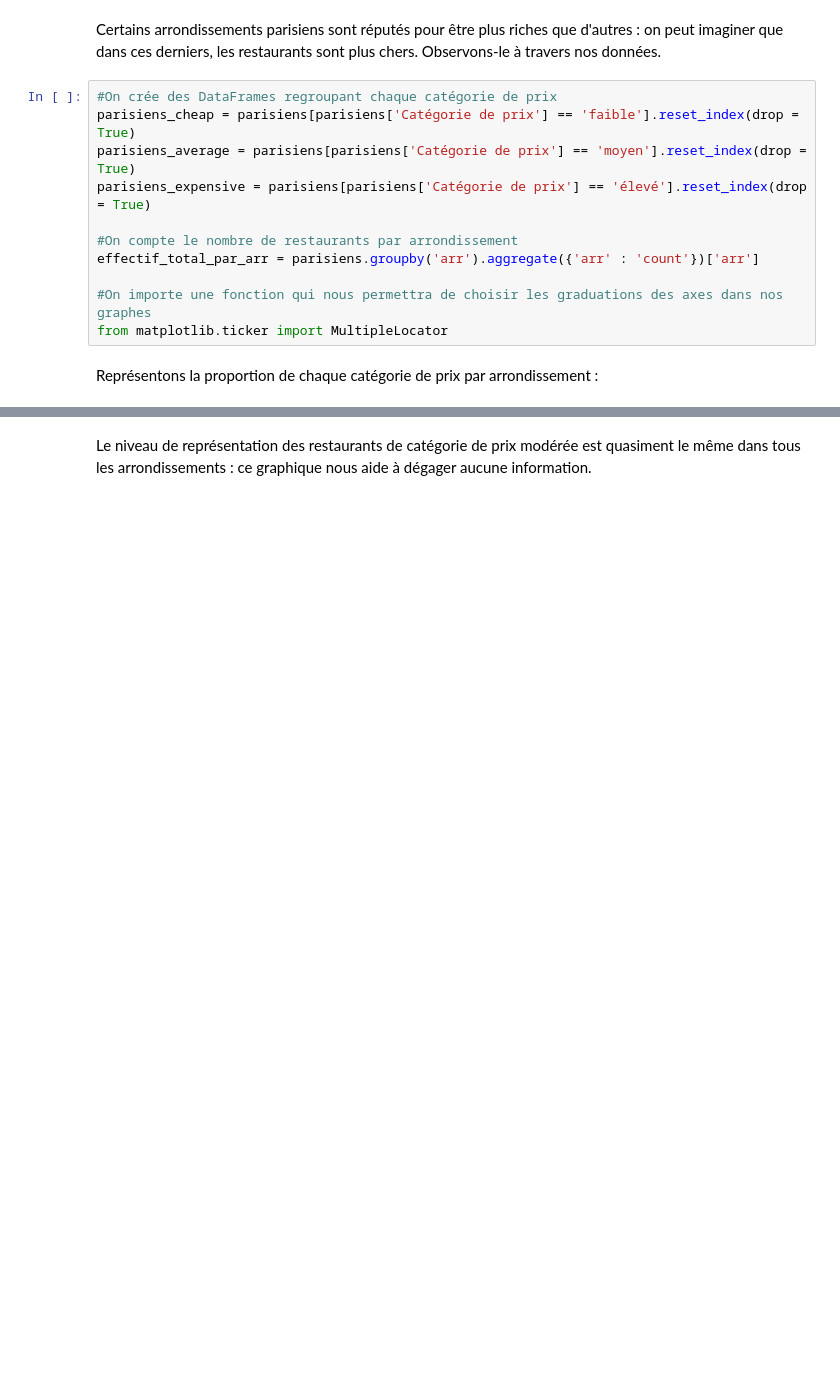
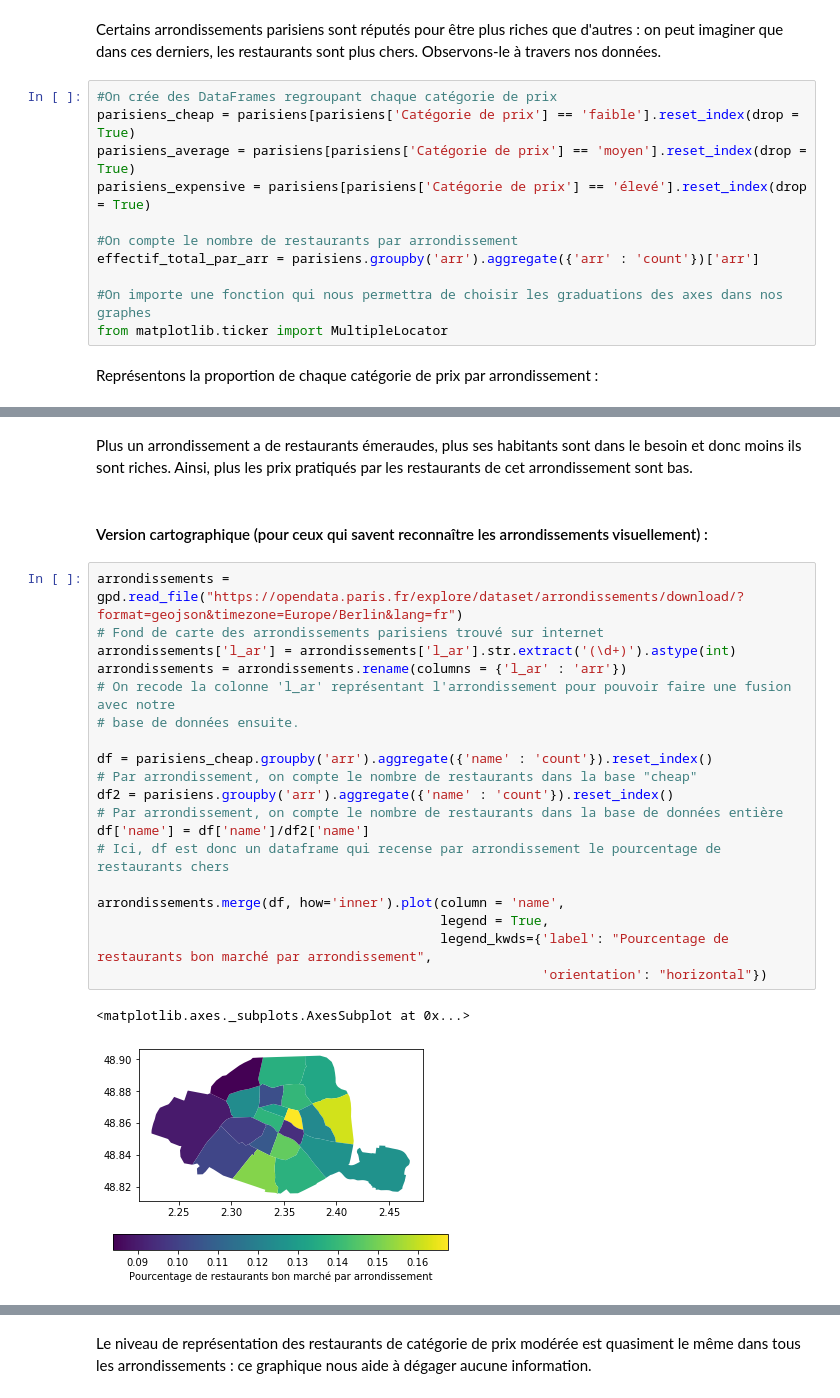
Before and after one commit to victor77420/Mod-lisation-prix-restaurants-parisiens, a Jupyter notebook: Untitled1.ipynb, the cells around one changed output, grey strips where cells are left out. Drawn from its saved outputs; the diff is of its cells as text; blank space fills up the shorter version.

Commit message:
Ajout des cartes

```diff
--- a/Untitled1.ipynb
+++ b/Untitled1.ipynb
@@ -1351,0 +1368,26 @@ Les restaurants bon marché sont les plus représentés dans le 10ème, le 13èm
+# %% [markdown]
+Plus un arrondissement a de restaurants émeraudes, plus ses habitants sont dans le besoin et donc moins ils sont riches. Ainsi, plus les prix pratiqués par les restaurants de cet arrondissement sont bas.
+# %% [markdown]
+#### Version cartographique (pour ceux qui savent reconnaître les arrondissements visuellement) :
+# %%
+arrondissements = gpd.read_file("https://opendata.paris.fr/explore/dataset/arrondissements/download/?format=geojson&timezone=Europe/Berlin&lang=fr")
+# Fond de carte des arrondissements parisiens trouvé sur internet
+arrondissements['l_ar'] = arrondissements['l_ar'].str.extract('(\d+)').astype(int)
+arrondissements = arrondissements.rename(columns = {'l_ar' : 'arr'})
+# On recode la colonne 'l_ar' représentant l'arrondissement pour pouvoir faire une fusion avec notre
+# base de données ensuite.
+
+df = parisiens_cheap.groupby('arr').aggregate({'name' : 'count'}).reset_index()
+# Par arrondissement, on compte le nombre de restaurants dans la base "cheap"
+df2 = parisiens.groupby('arr').aggregate({'name' : 'count'}).reset_index()
+# Par arrondissement, on compte le nombre de restaurants dans la base de données entière
+df['name'] = df['name']/df2['name']
+# Ici, df est donc un dataframe qui recense par arrondissement le pourcentage de restaurants chers
+
+arrondissements.merge(df, how='inner').plot(column = 'name',
+                                            legend = True,
+                                            legend_kwds={'label': "Pourcentage de restaurants bon marché par arrondissement",
+                                                         'orientation': "horizontal"})
+# %% [output]
+<matplotlib.axes._subplots.AxesSubplot at 0x...>
+[figure, added]
```
Also changed, not shown: parts of 36 cells of this notebook.
